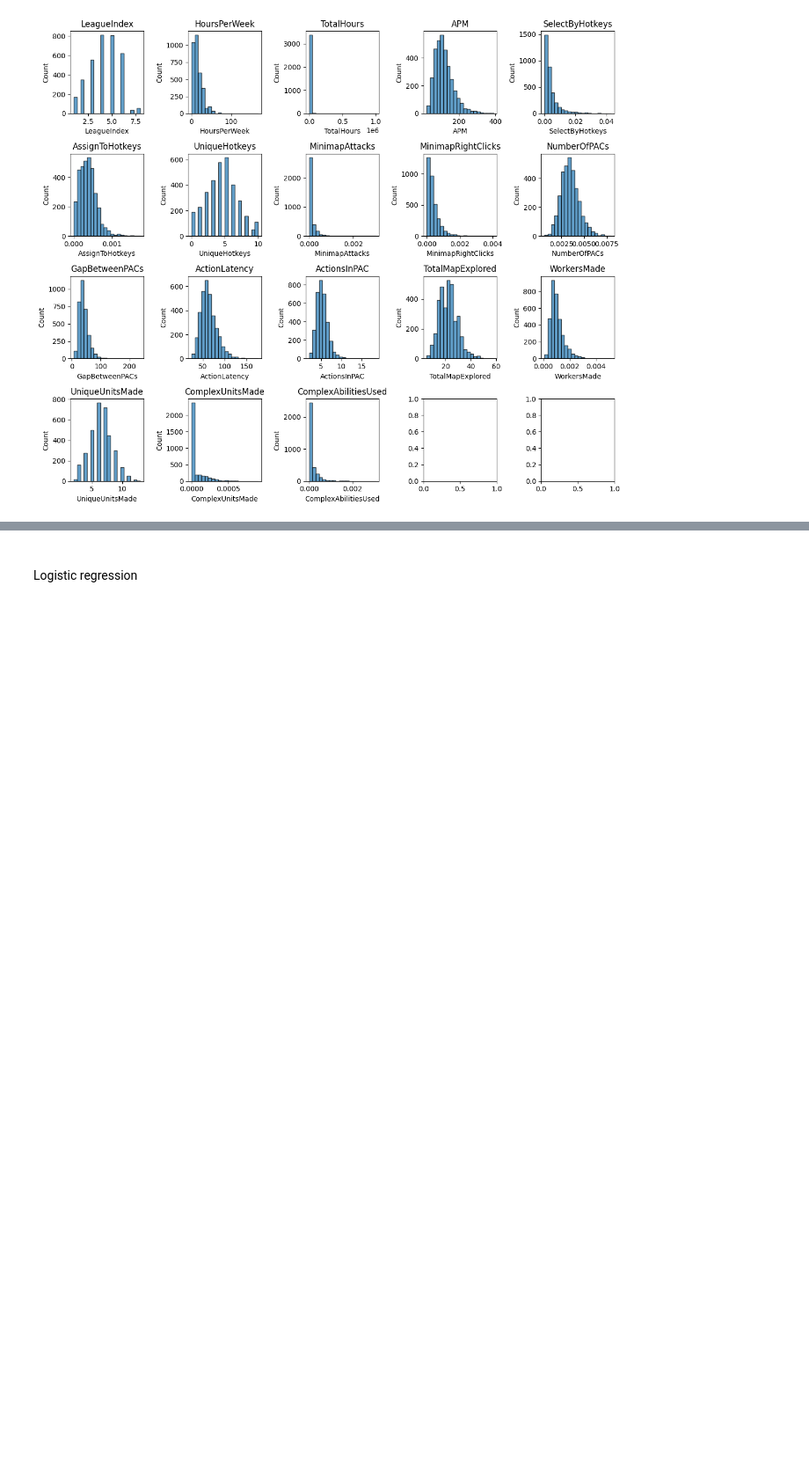
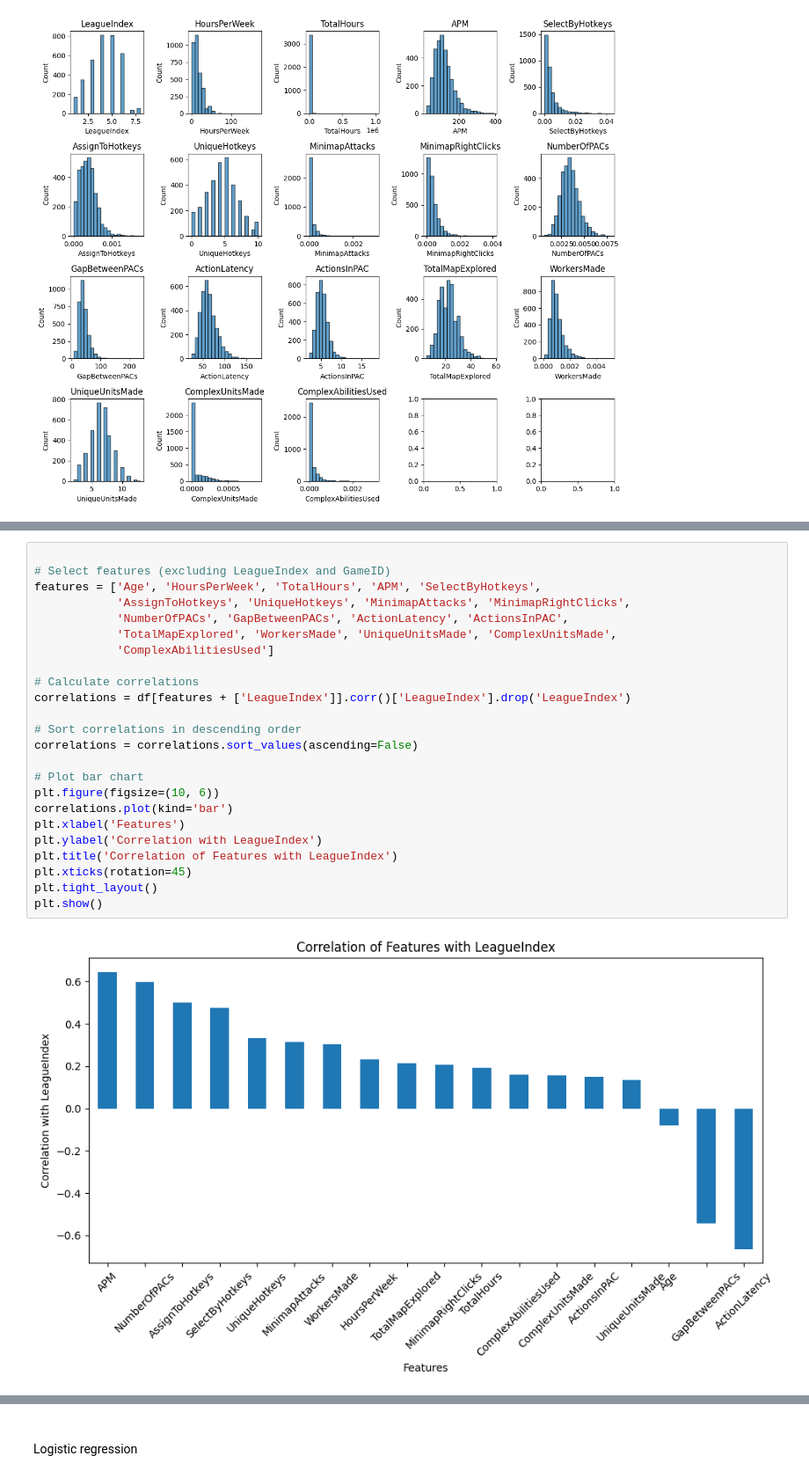
Before and after one commit to RobertChen9520/Assessment_Evil-Geniuses, a Jupyter notebook: assessment.ipynb, the cells around one changed output, grey strips where cells are left out. Shown at 88% size. Drawn from its saved outputs; the diff is of its cells as text; blank space fills up the shorter version.

```diff
--- a/assessment.ipynb
+++ b/assessment.ipynb
@@ -348,0 +401,26 @@ plt.show()
+# %%
+
+# Select features (excluding LeagueIndex and GameID)
+features = ['Age', 'HoursPerWeek', 'TotalHours', 'APM', 'SelectByHotkeys',
+            'AssignToHotkeys', 'UniqueHotkeys', 'MinimapAttacks', 'MinimapRightClicks',
+            'NumberOfPACs', 'GapBetweenPACs', 'ActionLatency', 'ActionsInPAC',
+            'TotalMapExplored', 'WorkersMade', 'UniqueUnitsMade', 'ComplexUnitsMade',
+            'ComplexAbilitiesUsed']
+
+# Calculate correlations
+correlations = df[features + ['LeagueIndex']].corr()['LeagueIndex'].drop('LeagueIndex')
+
+# Sort correlations in descending order
+correlations = correlations.sort_values(ascending=False)
+
+# Plot bar chart
+plt.figure(figsize=(10, 6))
+correlations.plot(kind='bar')
+plt.xlabel('Features')
+plt.ylabel('Correlation with LeagueIndex')
+plt.title('Correlation of Features with LeagueIndex')
+plt.xticks(rotation=45)
+plt.tight_layout()
+plt.show()
+# %% [output]
+[figure, added]
```
Also changed, not shown: parts of 39 cells of this notebook, 2 other files.
